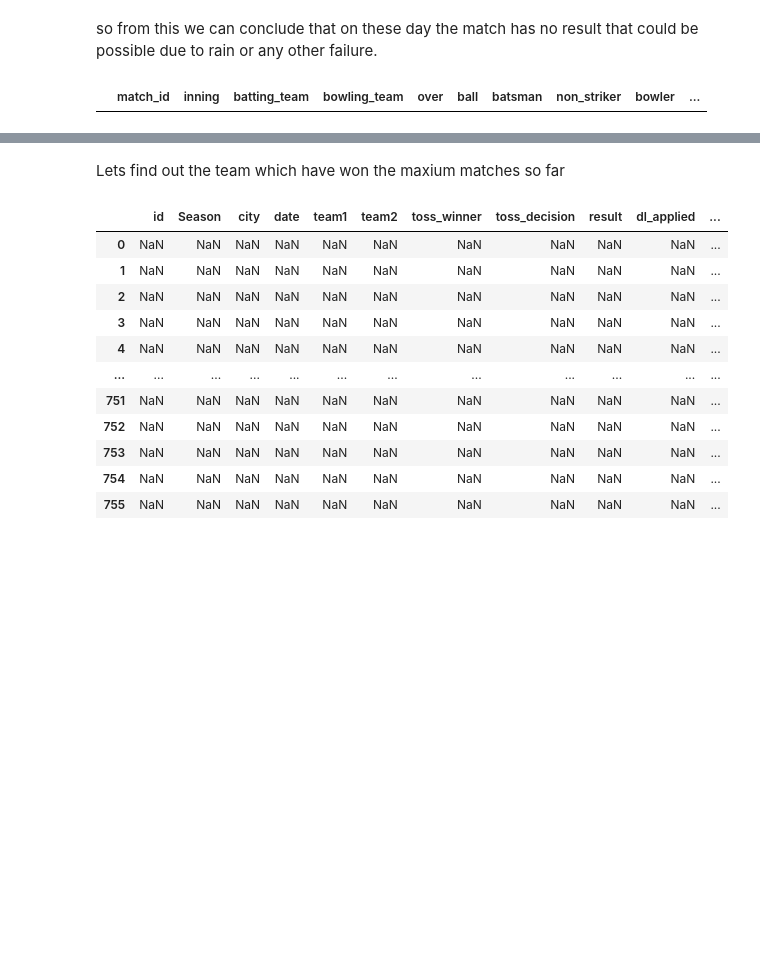
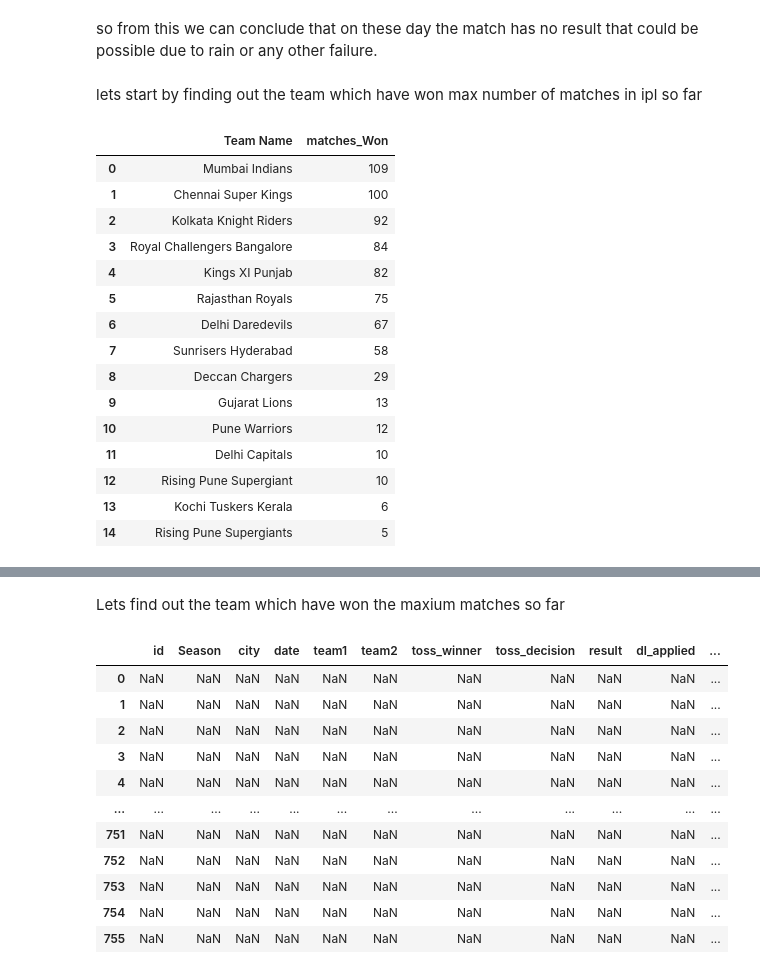
Before and after one commit to rajatpal00/-ABTN0104--IPL-T20-Cricket-Analysis-, a Jupyter notebook: Rajat_Kr_Pal_24_02_2021_[ABTN0104]_IPL_T20_Cricket_Analysis_Capstone_Project.ipynb, the cells around one changed output, grey strips where cells are left out. Cells and saved outputs as stored; diff of their text form; code cells hidden in the pictures; blank space fills up the shorter version.

```diff
--- a/Rajat_Kr_Pal_24_02_2021_[ABTN0104]_IPL_T20_Cricket_Analysis_Capstone_Project.ipynb
+++ b/Rajat_Kr_Pal_24_02_2021_[ABTN0104]_IPL_T20_Cricket_Analysis_Capstone_Project.ipynb
@@ -87,4 +106,24 @@ match_546=deliveries_df[deliveries_df['match_id'] == 546]
-# %%
-match_546[match_546["inning"]==2]
-# %% [output]
-|  | match_id | inning | batting_team | bowling_team | over | ball | batsman | non_striker | bowler | ... |
+# %% [markdown]
+lets start by finding out the team which have won max number of matches in ipl so far
+# %%
+team_by_win = pd.DataFrame(matches_df['winner'].value_counts())
+team_by_win.reset_index(inplace= True)
+team_by_win.rename(columns ={"index":"Team Name","winner":"matches_Won"},inplace =True)
+team_by_win.style.background_gradient(cmap="PuBu")
+# %% [output]
+|  | Team Name | matches_Won |
+| 0 | Mumbai Indians | 109 |
+| 1 | Chennai Super Kings | 100 |
+| 2 | Kolkata Knight Riders | 92 |
+| 3 | Royal Challengers Bangalore | 84 |
+| 4 | Kings XI Punjab | 82 |
+| 5 | Rajasthan Royals | 75 |
+| 6 | Delhi Daredevils | 67 |
+| 7 | Sunrisers Hyderabad | 58 |
+| 8 | Deccan Chargers | 29 |
+| 9 | Gujarat Lions | 13 |
+| 10 | Pune Warriors | 12 |
+| 11 | Delhi Capitals | 10 |
+| 12 | Rising Pune Supergiant | 10 |
+| 13 | Kochi Tuskers Kerala | 6 |
+| 14 | Rising Pune Supergiants | 5 |
```
Also changed, not shown: parts of 19 cells of this notebook.
